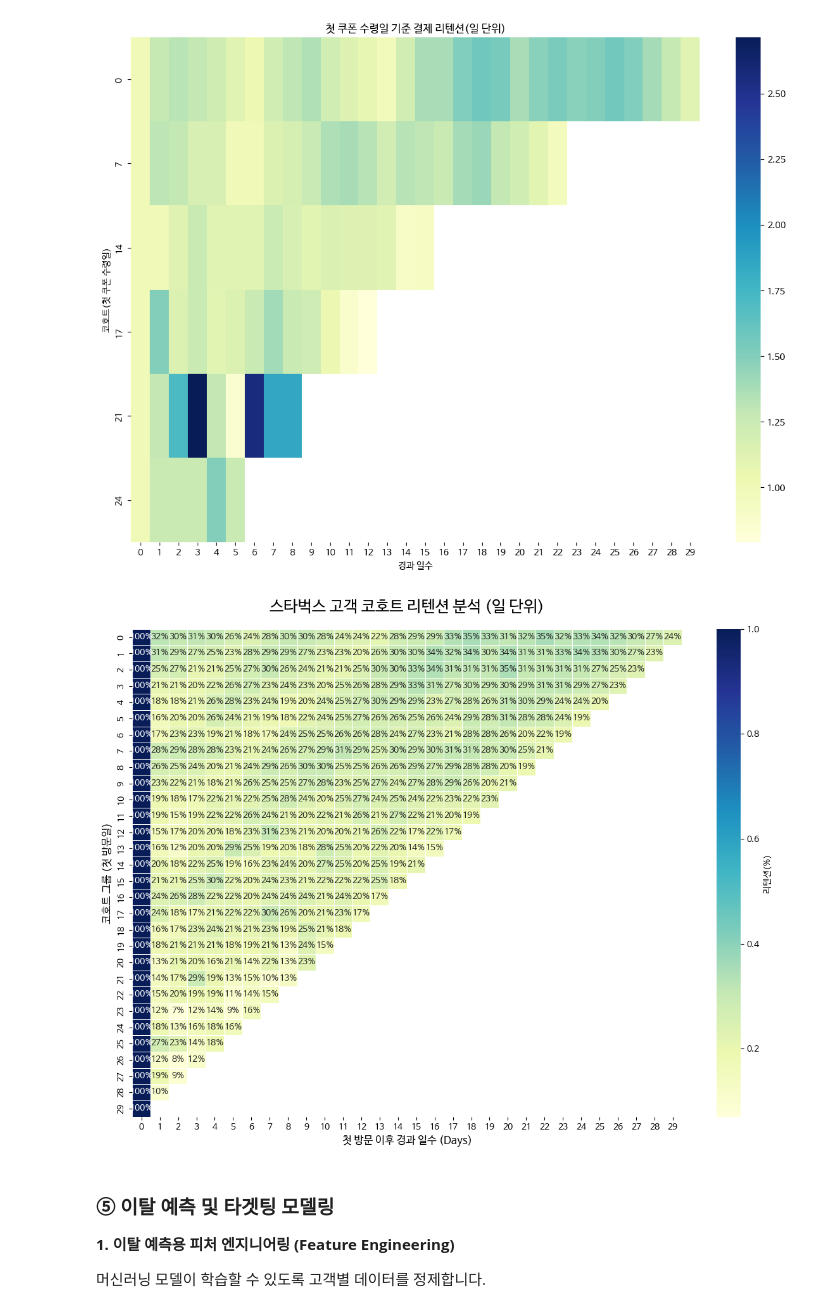
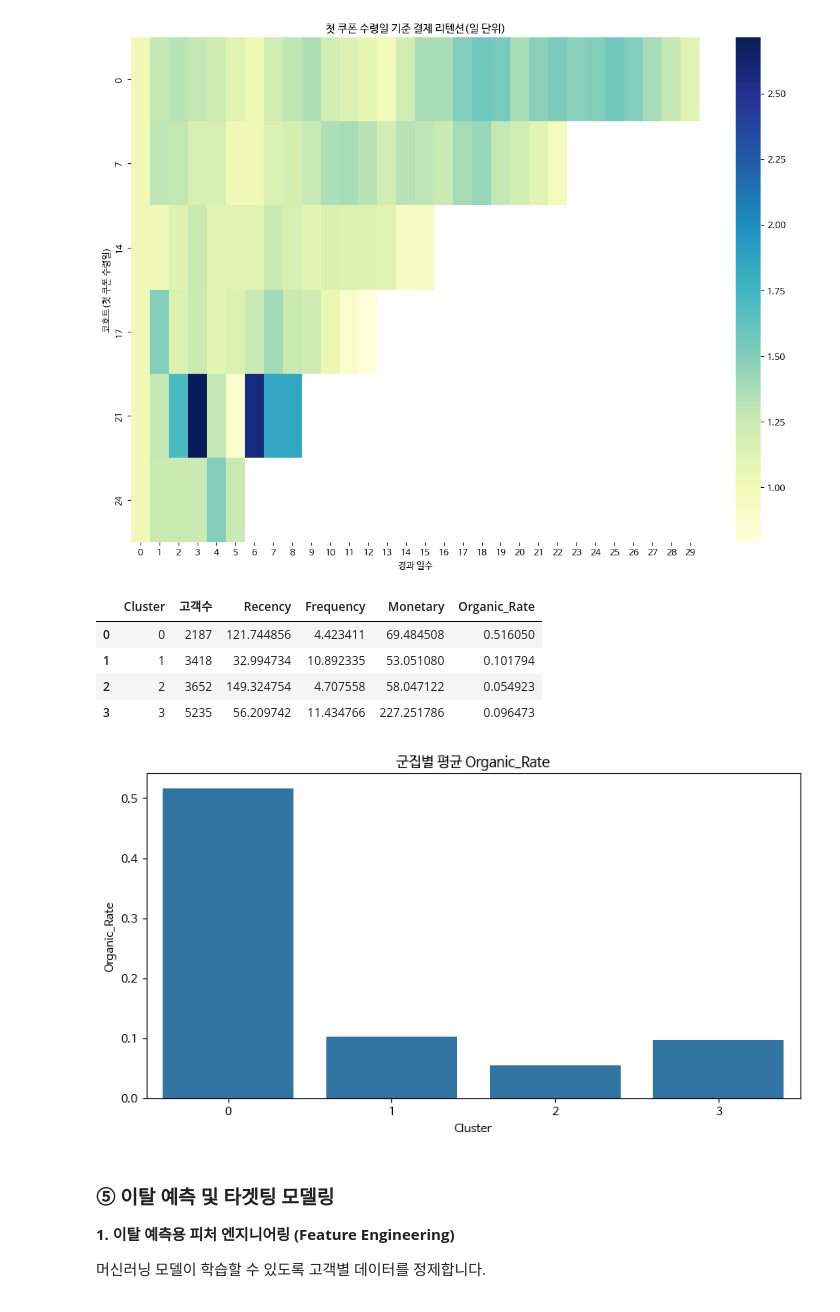
Before and after one commit to ary3120-droid/myproject, a Jupyter notebook: star0205.ipynb, the cells around one changed output. Cells and saved outputs as stored; diff of their text form; code cells hidden in the pictures.

```diff
--- a/star0205.ipynb
+++ b/star0205.ipynb
@@ -353,23 +356,25 @@ retention = cohort_pivot.divide(cohort_size, axis=0)
-# %%
-import matplotlib.pyplot as plt
-import seaborn as sns
-
-plt.figure(figsize=(14, 10))
-
-# 히트맵 시각화: 수치를 %로 표기하고 눈에 편한 컬러맵 사용
-sns.heatmap(retention,
-            annot=True,
-            fmt='.0%',
-            cmap='YlGnBu',
-            cbar_kws={'label': '리텐션(%)'},
-            linewidths=0.5)
-
-plt.title('스타벅스 고객 코호트 리텐션 분석 (일 단위)', fontsize=18, pad=20)
-plt.xlabel('첫 방문 이후 경과 일수 (Days)', fontsize=12)
-plt.ylabel('코호트 그룹 (첫 방문일)', fontsize=12)
-plt.show()
-# %% [output]
-[figure, removed]
+# %%
+summary = rfm_final.reset_index().groupby('Cluster').agg(
+    고객수=('person','count'),
+    Recency=('Recency','mean'),
+    Frequency=('Frequency','mean'),
+    Monetary=('Monetary','mean'),
+    Organic_Rate=('Organic_Rate','mean')
+).reset_index()
+
+display(summary)
+
+plt.figure(figsize=(10,5))
+sns.barplot(data=summary, x='Cluster', y='Organic_Rate')
+plt.title('군집별 평균 Organic_Rate')
+plt.show()
+# %% [output]
+|  | Cluster | 고객수 | Recency | Frequency | Monetary | Organic_Rate |
+| 0 | 0 | 2187 | 121.744856 | 4.423411 | 69.484508 | 0.516050 |
+| 1 | 1 | 3418 | 32.994734 | 10.892335 | 53.051080 | 0.101794 |
+| 2 | 2 | 3652 | 149.324754 | 4.707558 | 58.047122 | 0.054923 |
+| 3 | 3 | 5235 | 56.209742 | 11.434766 | 227.251786 | 0.096473 |
+[figure, added]
 # %% [markdown]
 ### ⑤ 이탈 예측 및 타겟팅 모델링
 
```
Also changed, not shown: parts of 5 cells of this notebook.
